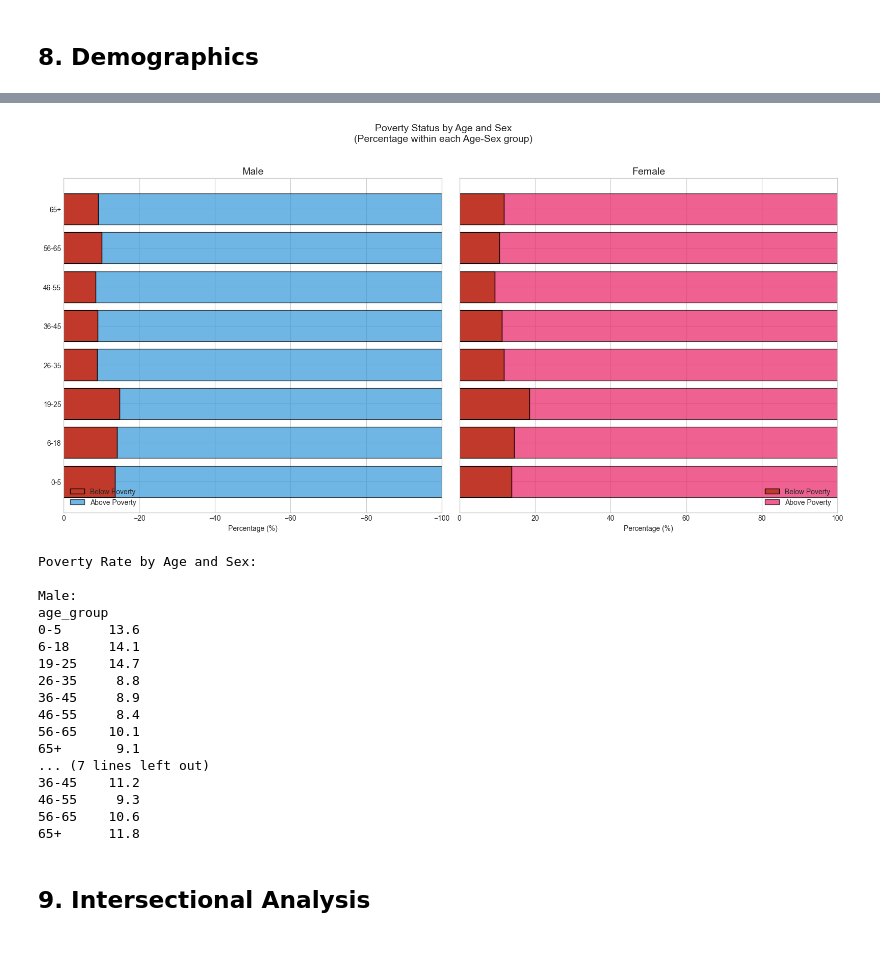
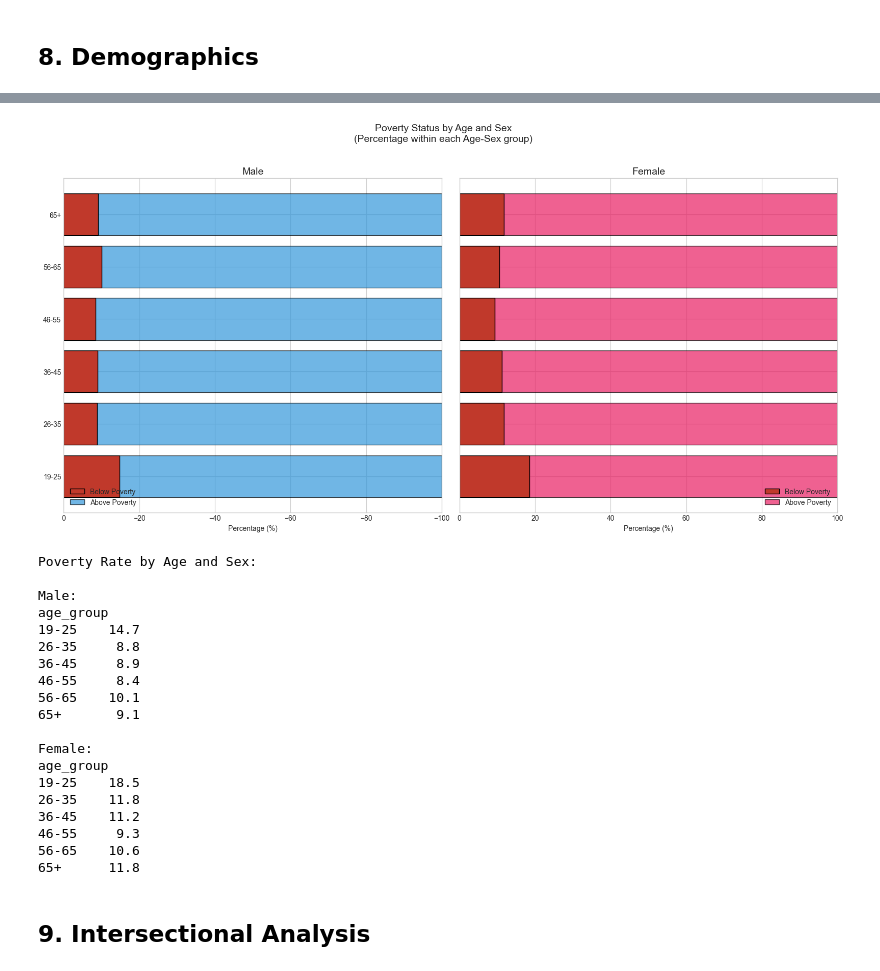
Before and after one commit to ingridalt/DSC-288R-CAPSTONE, a Jupyter notebook: 2_Exploratory_Data_Analysis/2_EDA_master.ipynb, the cells around one changed output, grey strips where cells are left out. Cells and saved outputs as stored; diff of their text form; code cells hidden in the pictures.

```diff
--- a/2_Exploratory_Data_Analysis/2_EDA_master.ipynb
+++ b/2_Exploratory_Data_Analysis/2_EDA_master.ipynb
@@ -544,9 +544,7 @@ Records for analysis: 2,236,197
 # %%
-# VISUAL 7: Age
+# VISUAL 7: Age (adults 19+)
 def cat_age(age):
     if pd.isna(age): return None
-    if age<=5: return '0-5'
-    if age<=18: return '6-18'
     if age<=25: return '19-25'
     if age<=35: return '26-35'
     if age<=45: return '36-45'
@@ -556,7 +554,7 @@ def cat_age(age):
 df_analysis['age_group'] = df_analysis['AGEP'].apply(cat_age)
 age_dist = df_analysis.dropna(subset=['age_group']).groupby(['age_group', 'poverty_class']).size().unstack(fill_value=0)[CLASS_ORDER]
 age_pct = age_dist.div(age_dist.sum(axis=1), axis=0)*100
-age_pct = age_pct.reindex(['0-5','6-18','19-25','26-35','36-45','46-55','56-65','65+'])
+age_pct = age_pct.reindex(['19-25','26-35','36-45','46-55','56-65','65+'])
 fig, axes = plt.subplots(1, 2, figsize=(15, 5))
 age_pct.plot(kind='bar', stacked=True, ax=axes[0], color=CLASS_COLORS_LIST, edgecolor='black')
 axes[0].set_xlabel('Age'); axes[0].set_ylabel('%'); axes[0].set_title('Poverty by Age')
@@ -979,11 +977,11 @@ Non-English at Home            10.1%      13.1%        -3.0%
 # %%
-# Population Pyramid: Age Distribution by Sex and Poverty Status
+# Population Pyramid: Age Distribution by Sex and Poverty Status (adults 19+)
 df_pyramid = df_analysis.dropna(subset=['age_group', 'sex', 'poverty_class']).copy()
 
 # Create vulnerable indicator
 df_pyramid['vulnerable'] = df_pyramid['poverty_class'].isin(['Deep Poverty', 'Poverty'])
 
-age_order = ['0-5', '6-18', '19-25', '26-35', '36-45', '46-55', '56-65', '65+']
+age_order = ['19-25', '26-35', '36-45', '46-55', '56-65', '65+']
 
 # Calculate counts by age, sex, and vulnerability
 pyramid_data = df_pyramid.groupby(['age_group', 'sex', 'vulnerable']).size().unstack(fill_value=0)
@@ -1004,47 +1002,49 @@ axes[0].barh(y_pos, -male_data[True], color='#c0392b', label='Below Poverty', ed
 axes[0].barh(y_pos, -male_data[False], left=-male_data[True], color='#3498db', label='Above Poverty', edgecolor='black', alpha=0.7)
 axes[0].set_yticks(y_pos)
 axes[0].set_yticklabels(age_order)
 axes[0].set_xlabel('Percentage (%)')
 axes[0].set_title('Male', fontsize=14)
 axes[0].set_xlim(-100, 0)
 axes[0].invert_xaxis()
 axes[0].legend(loc='lower left')
 
 # Plot Female (right)
 axes[1].barh(y_pos, female_data[True], color='#c0392b', label='Below Poverty', edgecolor='black')
 axes[1].barh(y_pos, female_data[False], left=female_data[True], color='#e91e63', label='Above Poverty', edgecolor='black', alpha=0.7)
 axes[1].set_yticks(y_pos)
 axes[1].set_yticklabels([])
 axes[1].set_xlabel('Percentage (%)')
 axes[1].set_title('Female', fontsize=14)
 axes[1].set_xlim(0, 100)
 axes[1].legend(loc='lower right')
 
 fig.suptitle('Poverty Status by Age and Sex\n(Percentage within each Age-Sex group)', fontsize=14, y=1.02)
 plt.tight_layout()
 plt.savefig('EDA_data/poverty_pyramid_age_sex.png', dpi=150, bbox_inches='tight')
 plt.show()
 
 print("\nPoverty Rate by Age and Sex:")
 print("\nMale:")
 print((male_data[True]).round(1).to_string())
 print("\nFemale:")
 print((female_data[True]).round(1).to_string())
 # %% [output]
-[figure, old version]
+[figure, new version]
 Poverty Rate by Age and Sex:
 
 Male:
 age_group
-0-5      13.6
-6-18     14.1
 19-25    14.7
 26-35     8.8
 36-45     8.9
 46-55     8.4
 56-65    10.1
 65+       9.1
-... (7 lines left out)
+
+Female:
+age_group
+19-25    18.5
+26-35    11.8
 36-45    11.2
 46-55     9.3
 56-65    10.6
```
Also changed, not shown: parts of 40 cells of this notebook, 30 other files.
